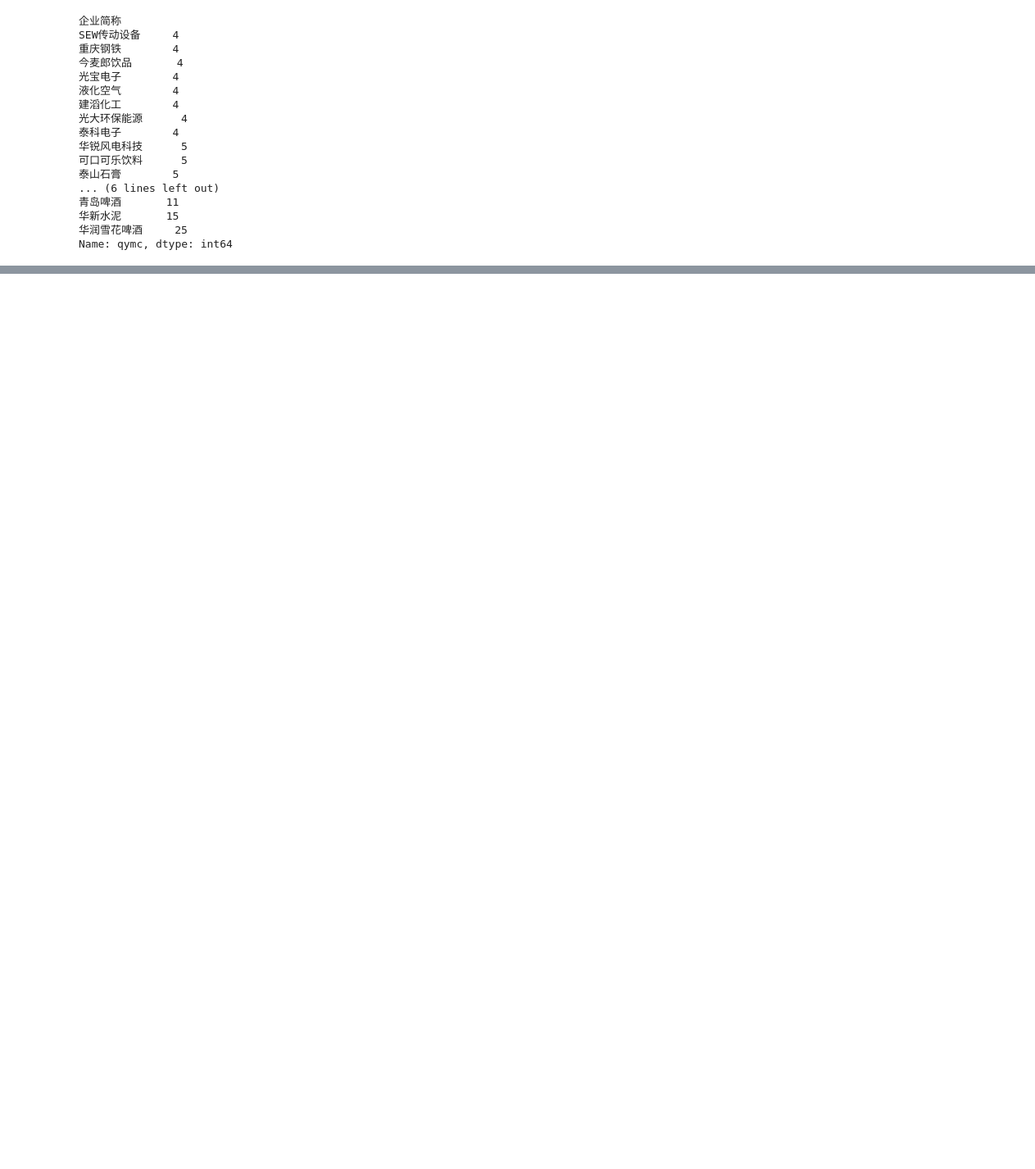
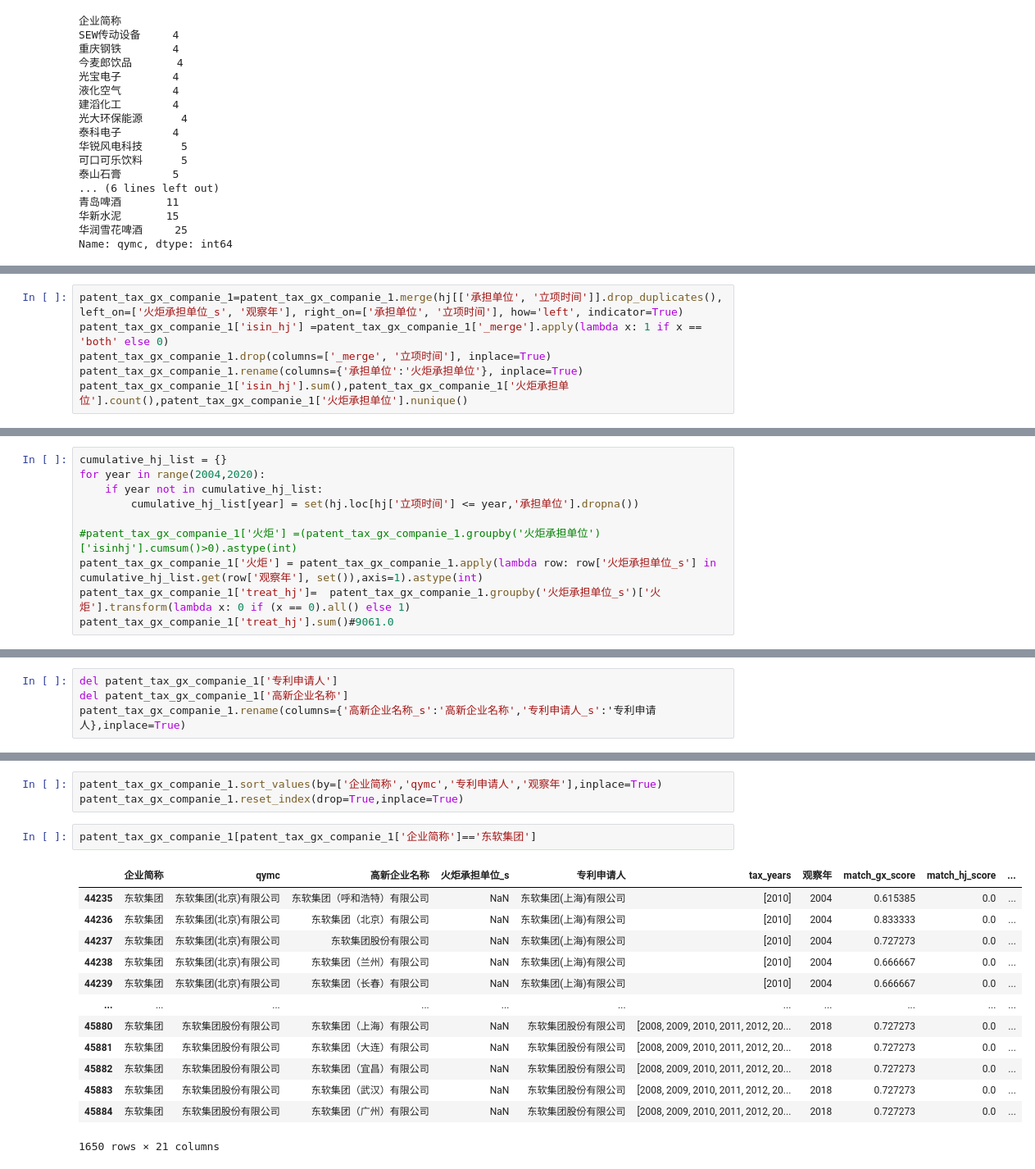
Before and after one commit to ideatechresearch/patent_invest, a Jupyter notebook: 税调与专利.ipynb, the cells around one changed output, grey strips where cells are left out. Shown at 82% size. Cells and saved outputs as stored; diff of their text form; blank space fills up the shorter version.

```diff
--- a/税调与专利.ipynb
+++ b/税调与专利.ipynb
@@ -1304,0 +1606,6 @@ patent_co.loc[patent_co.企业简称=='华新水泥',['企业简称','企业名
+# %%
+patent_tax_gx_companie_1=patent_tax_gx_companie_1.merge(hj[['承担单位', '立项时间']].drop_duplicates(), left_on=['火炬承担单位_s', '观察年'], right_on=['承担单位', '立项时间'], how='left', indicator=True)
+patent_tax_gx_companie_1['isin_hj'] =patent_tax_gx_companie_1['_merge'].apply(lambda x: 1 if x == 'both' else 0)
+patent_tax_gx_companie_1.drop(columns=['_merge', '立项时间'], inplace=True)
+patent_tax_gx_companie_1.rename(columns={'承担单位':'火炬承担单位'}, inplace=True)
+patent_tax_gx_companie_1['isin_hj'].sum(),patent_tax_gx_companie_1['火炬承担单位'].count(),patent_tax_gx_companie_1['火炬承担单位'].nunique()
@@ -1304,0 +1622,10 @@ patent_co.loc[patent_co.企业简称=='华新水泥',['企业简称','企业名
+# %%
+cumulative_hj_list = {}
+for year in range(2004,2020):
+    if year not in cumulative_hj_list:
+        cumulative_hj_list[year] = set(hj.loc[hj['立项时间'] <= year,'承担单位'].dropna())
+
+#patent_tax_gx_companie_1['火炬'] =(patent_tax_gx_companie_1.groupby('火炬承担单位')['isinhj'].cumsum()>0).astype(int)
+patent_tax_gx_companie_1['火炬'] = patent_tax_gx_companie_1.apply(lambda row: row['火炬承担单位_s'] in cumulative_hj_list.get(row['观察年'], set()),axis=1).astype(int)
+patent_tax_gx_companie_1['treat_hj']=  patent_tax_gx_companie_1.groupby('火炬承担单位_s')['火炬'].transform(lambda x: 0 if (x == 0).all() else 1)
+patent_tax_gx_companie_1['treat_hj'].sum()#9061.0
@@ -1304,0 +1634,4 @@ patent_co.loc[patent_co.企业简称=='华新水泥',['企业简称','企业名
+# %%
+del patent_tax_gx_companie_1['专利申请人']
+del patent_tax_gx_companie_1['高新企业名称']
+patent_tax_gx_companie_1.rename(columns={'高新企业名称_s':'高新企业名称','专利申请人_s':'专利申请人},inplace=True)
@@ -1304,0 +1730,19 @@ patent_co.loc[patent_co.企业简称=='华新水泥',['企业简称','企业名
+# %%
+patent_tax_gx_companie_1.sort_values(by=['企业简称','qymc','专利申请人','观察年'],inplace=True)
+patent_tax_gx_companie_1.reset_index(drop=True,inplace=True)
+# %%
+patent_tax_gx_companie_1[patent_tax_gx_companie_1['企业简称']=='东软集团']
+# %% [output]
+|  | 企业简称 | qymc | 高新企业名称 | 火炬承担单位_s | 专利申请人 | tax_years | 观察年 | match_gx_score | match_hj_score | ... |
+| 44235 | 东软集团 | 东软集团(北京)有限公司 | 东软集团（呼和浩特）有限公司 | NaN | 东软集团(上海)有限公司 | [2010] | 2004 | 0.615385 | 0.0 | ... |
+| 44236 | 东软集团 | 东软集团(北京)有限公司 | 东软集团（北京）有限公司 | NaN | 东软集团(上海)有限公司 | [2010] | 2004 | 0.833333 | 0.0 | ... |
+| 44237 | 东软集团 | 东软集团(北京)有限公司 | 东软集团股份有限公司 | NaN | 东软集团(上海)有限公司 | [2010] | 2004 | 0.727273 | 0.0 | ... |
+| 44238 | 东软集团 | 东软集团(北京)有限公司 | 东软集团（兰州）有限公司 | NaN | 东软集团(上海)有限公司 | [2010] | 2004 | 0.666667 | 0.0 | ... |
+| 44239 | 东软集团 | 东软集团(北京)有限公司 | 东软集团（长春）有限公司 | NaN | 东软集团(上海)有限公司 | [2010] | 2004 | 0.666667 | 0.0 | ... |
+| ... | ... | ... | ... | ... | ... | ... | ... | ... | ... | ... |
+| 45880 | 东软集团 | 东软集团股份有限公司 | 东软集团（上海）有限公司 | NaN | 东软集团股份有限公司 | [2008, 2009, 2010, 2011, 2012, 20... | 2018 | 0.727273 | 0.0 | ... |
+| 45881 | 东软集团 | 东软集团股份有限公司 | 东软集团（大连）有限公司 | NaN | 东软集团股份有限公司 | [2008, 2009, 2010, 2011, 2012, 20... | 2018 | 0.727273 | 0.0 | ... |
+| 45882 | 东软集团 | 东软集团股份有限公司 | 东软集团（宜昌）有限公司 | NaN | 东软集团股份有限公司 | [2008, 2009, 2010, 2011, 2012, 20... | 2018 | 0.727273 | 0.0 | ... |
+| 45883 | 东软集团 | 东软集团股份有限公司 | 东软集团（武汉）有限公司 | NaN | 东软集团股份有限公司 | [2008, 2009, 2010, 2011, 2012, 20... | 2018 | 0.727273 | 0.0 | ... |
+| 45884 | 东软集团 | 东软集团股份有限公司 | 东软集团（广州）有限公司 | NaN | 东软集团股份有限公司 | [2008, 2009, 2010, 2011, 2012, 20... | 2018 | 0.727273 | 0.0 | ... |
+1650 rows × 21 columns
```
Also changed, not shown: parts of 126 cells of this notebook, 13 other files.
